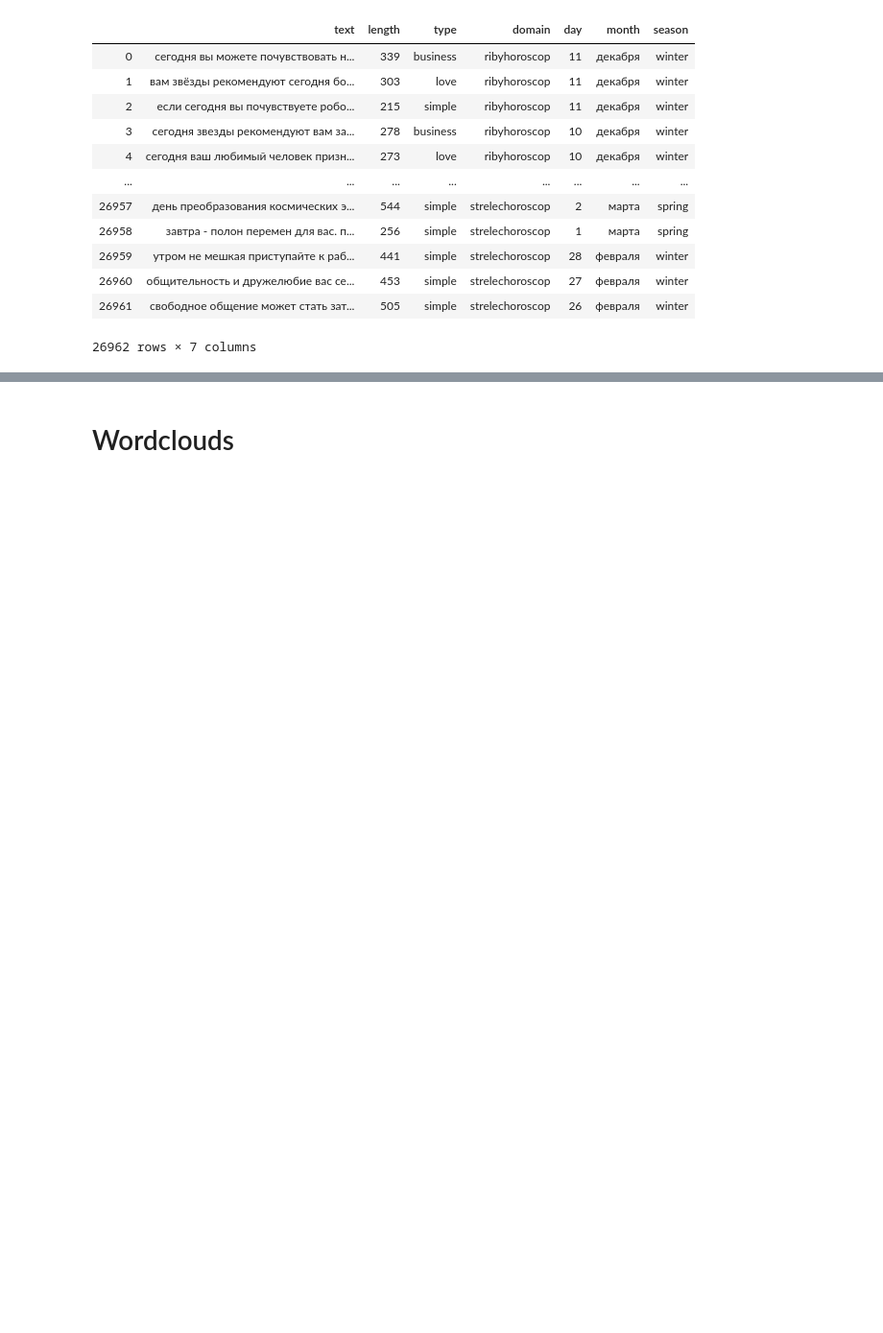
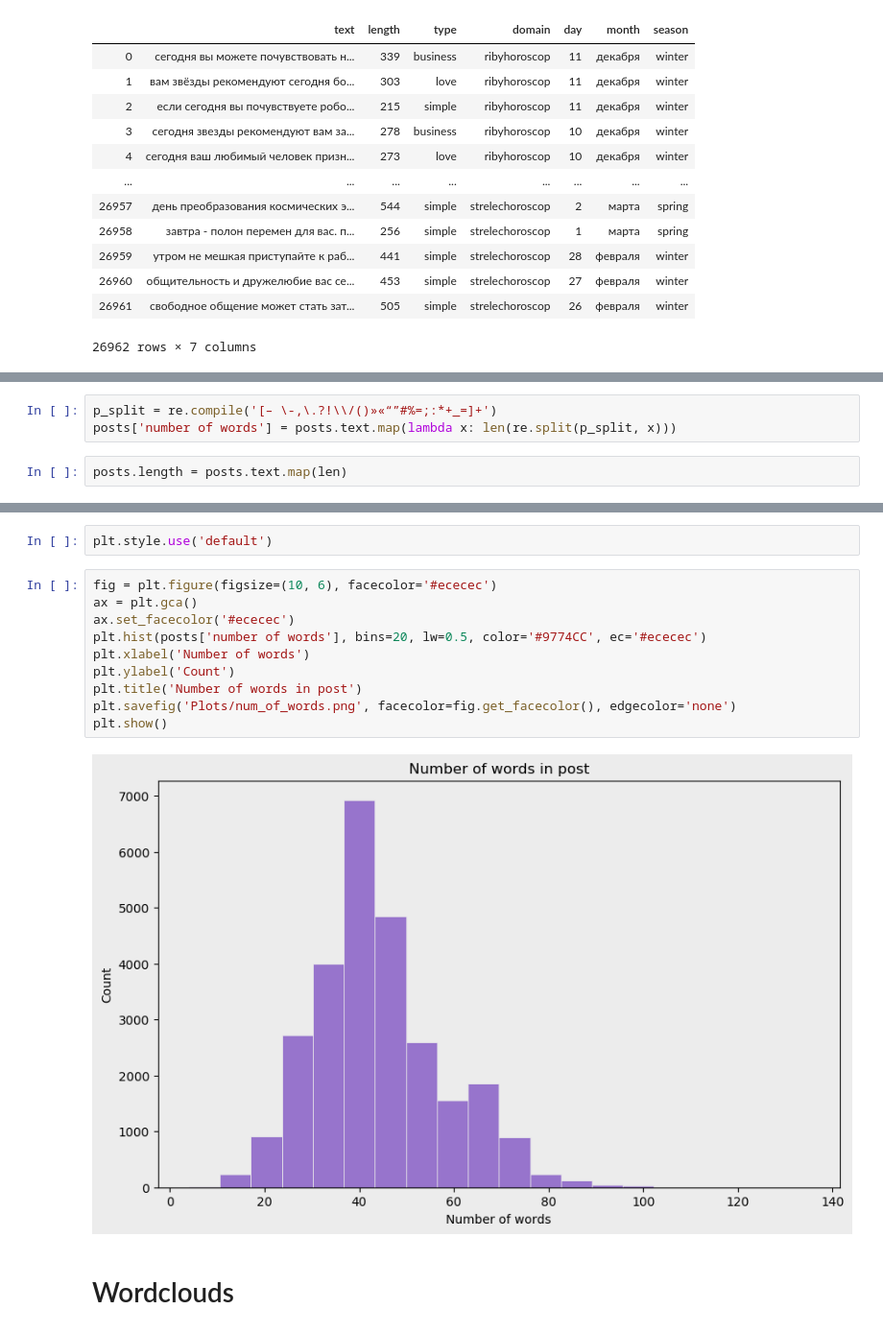
Before and after one commit to Khlebovich-Alexandra/horoscope_generator, a Jupyter notebook: visualisation.ipynb, the cells around one changed output, grey strips where cells are left out. Shown at 96% size. Saved outputs shown, nothing was run; the diff lists cells and outputs as text; blank space fills up the shorter version.

```diff
--- a/visualisation.ipynb
+++ b/visualisation.ipynb
@@ -116,0 +163,5 @@ posts
+# %%
+p_split = re.compile('[– \-,\.?!\\/()»«“”#%=;:*+_=]+')
+posts['number of words'] = posts.text.map(lambda x: len(re.split(p_split, x)))
+# %%
+posts.length = posts.text.map(len)
@@ -117,3 +184,17 @@ posts
+# %%
+plt.style.use('default')
+# %%
+fig = plt.figure(figsize=(10, 6), facecolor='#ececec')
+ax = plt.gca()
+ax.set_facecolor('#ececec')
+plt.hist(posts['number of words'], bins=20, lw=0.5, color='#9774CC', ec='#ececec')
+plt.xlabel('Number of words')
+plt.ylabel('Count')
+plt.title('Number of words in post')
+plt.savefig('Plots/num_of_words.png', facecolor=fig.get_facecolor(), edgecolor='none')
+plt.show()
+# %% [output]
+[figure, added]
 # %% [markdown]
 # Wordclouds
 # %%
```
Also changed, not shown: parts of 7 cells of this notebook, 3 other files.
